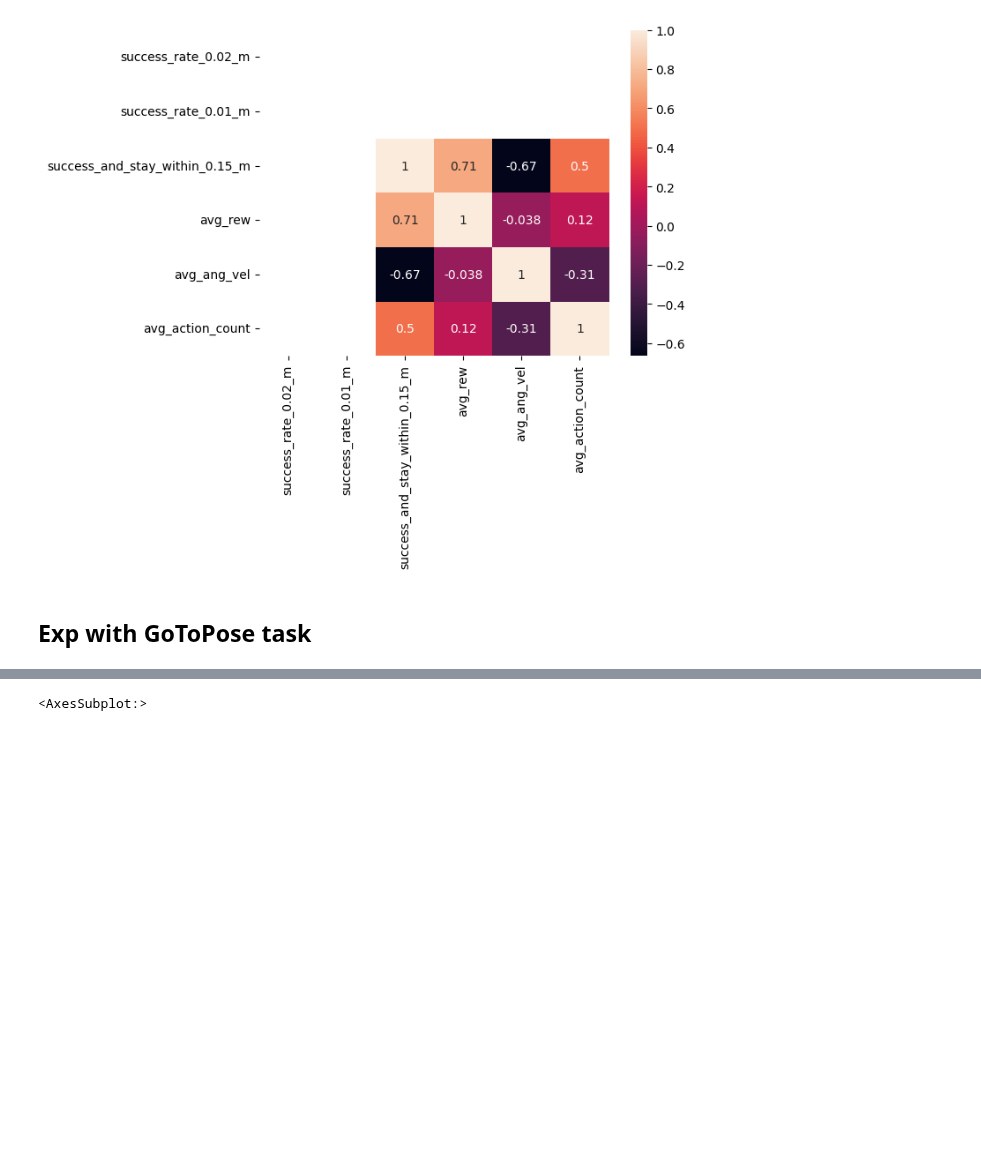
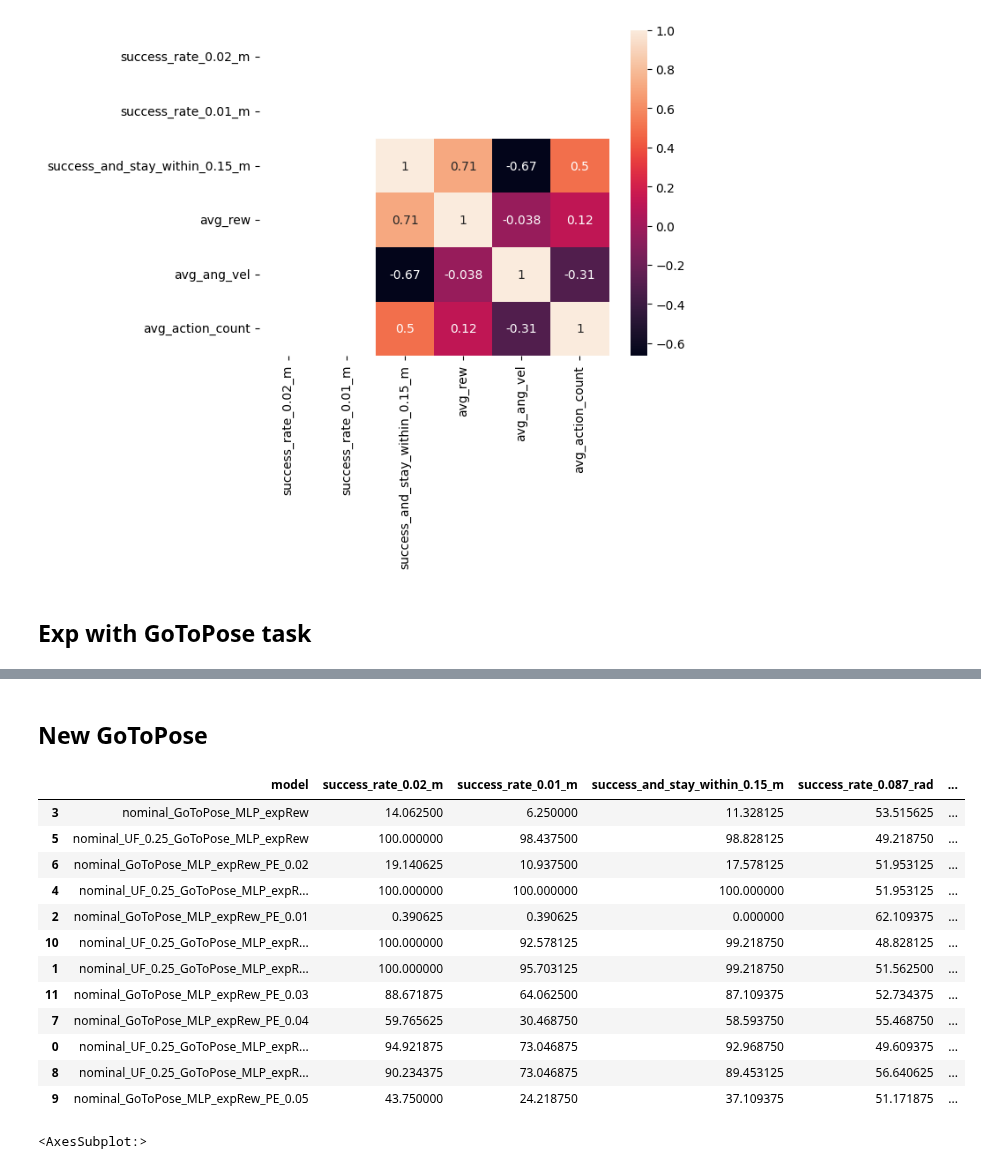
Before and after one commit to elharirymatteo/RANS, a Jupyter notebook: omniisaacgymenvs/utils/test_plots.ipynb, the cells around one changed output, grey strips where cells are left out. Drawn from its saved outputs; the diff is of its cells as text; code cells hidden in the pictures; blank space fills up the shorter version.

```diff
--- a/omniisaacgymenvs/utils/test_plots.ipynb
+++ b/omniisaacgymenvs/utils/test_plots.ipynb
@@ -272,5 +268,25 @@ res_multi_gotoPose
 # %%
 #res_multi_gotoPose.to_csv("../evaluations/icra24_Pose/multi_model_performance_thr_0.1.csv")
+# %% [markdown]
+## New GoToPose
+# %%
+res_multi_gotoPose = pd.read_csv("../evaluations/models/icra24_Pose_new/multi_model_performance.csv", index_col=[0])
+res_multi_gotoPose = res_multi_gotoPose.sort_values('avg_ang_vel')
+res_multi_gotoPose
+# %% [output]
+|  | model | success_rate_0.02_m | success_rate_0.01_m | success_and_stay_within_0.15_m | success_rate_0.087_rad | ... |
+| 3 | nominal_GoToPose_MLP_expRew | 14.062500 | 6.250000 | 11.328125 | 53.515625 | ... |
+| 5 | nominal_UF_0.25_GoToPose_MLP_expRew | 100.000000 | 98.437500 | 98.828125 | 49.218750 | ... |
+| 6 | nominal_GoToPose_MLP_expRew_PE_0.02 | 19.140625 | 10.937500 | 17.578125 | 51.953125 | ... |
+| 4 | nominal_UF_0.25_GoToPose_MLP_expR... | 100.000000 | 100.000000 | 100.000000 | 51.953125 | ... |
+| 2 | nominal_GoToPose_MLP_expRew_PE_0.01 | 0.390625 | 0.390625 | 0.000000 | 62.109375 | ... |
+| 10 | nominal_UF_0.25_GoToPose_MLP_expR... | 100.000000 | 92.578125 | 99.218750 | 48.828125 | ... |
+| 1 | nominal_UF_0.25_GoToPose_MLP_expR... | 100.000000 | 95.703125 | 99.218750 | 51.562500 | ... |
+| 11 | nominal_GoToPose_MLP_expRew_PE_0.03 | 88.671875 | 64.062500 | 87.109375 | 52.734375 | ... |
+| 7 | nominal_GoToPose_MLP_expRew_PE_0.04 | 59.765625 | 30.468750 | 58.593750 | 55.468750 | ... |
+| 0 | nominal_UF_0.25_GoToPose_MLP_expR... | 94.921875 | 73.046875 | 92.968750 | 49.609375 | ... |
+| 8 | nominal_UF_0.25_GoToPose_MLP_expR... | 90.234375 | 73.046875 | 89.453125 | 56.640625 | ... |
+| 9 | nominal_GoToPose_MLP_expRew_PE_0.05 | 43.750000 | 24.218750 | 37.109375 | 51.171875 | ... |
 # %%
 sns.heatmap(res_multi_gotoPose.corr(), annot=True)
 # %% [output]
```
Also changed, not shown: parts of 6 cells of this notebook, 4 other files.
